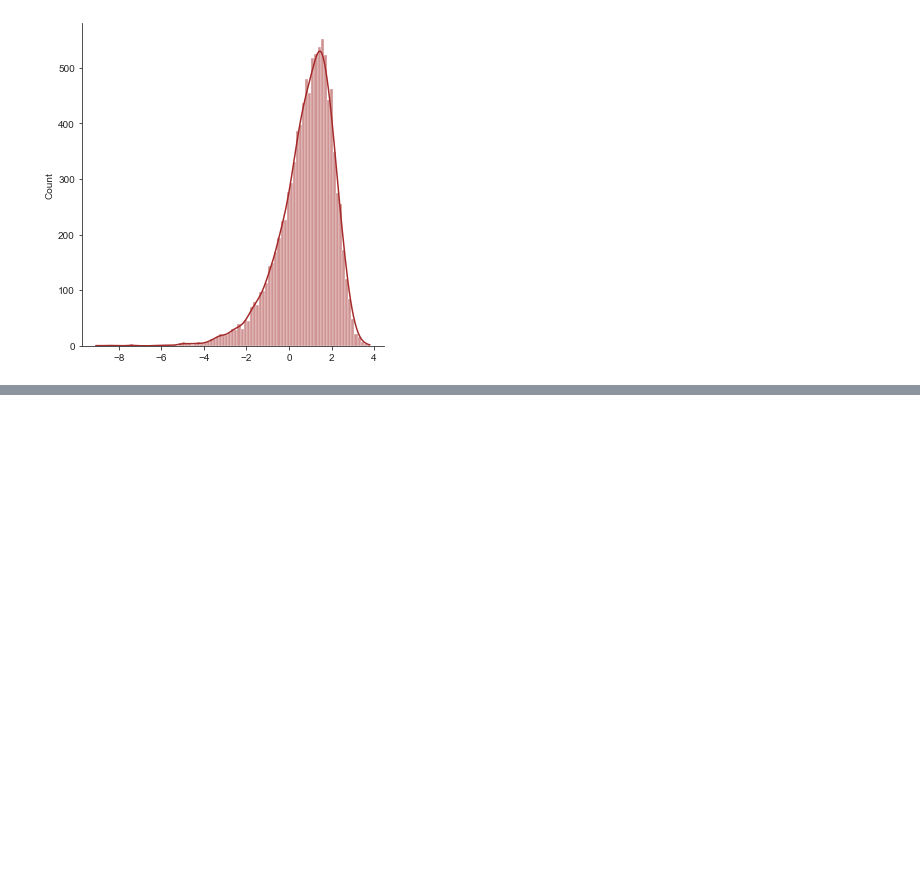
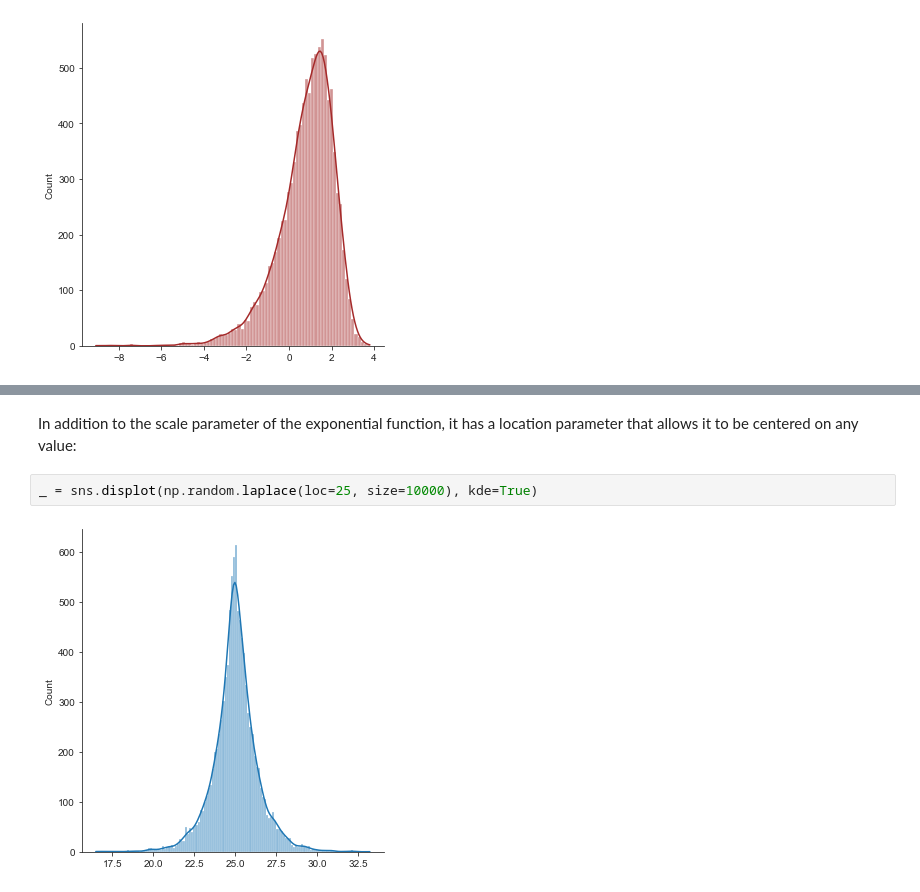
Before and after one commit to luo-xiao/Python_Learning, a Jupyter notebook: app6_probability_and_statistics/2_Distributions_in_ML.ipynb, the cells around one changed output, grey strips where cells are left out. Drawn from its saved outputs; the diff is of its cells as text; blank space fills up the shorter version.

```diff
--- a/app6_probability_and_statistics/2_Distributions_in_ML.ipynb
+++ b/app6_probability_and_statistics/2_Distributions_in_ML.ipynb
@@ -194,0 +209,6 @@ _ = sns.displot(np.log(x), color='brown', kde=True)
+# %% [markdown]
+In addition to the scale parameter of the exponential function, it has a location parameter that allows it to be centered on any value:
+# %%
+_ = sns.displot(np.random.laplace(loc=25, size=10000), kde=True)
+# %% [output]
+[figure, added]
```
Also changed, not shown: parts of 18 cells of this notebook.
